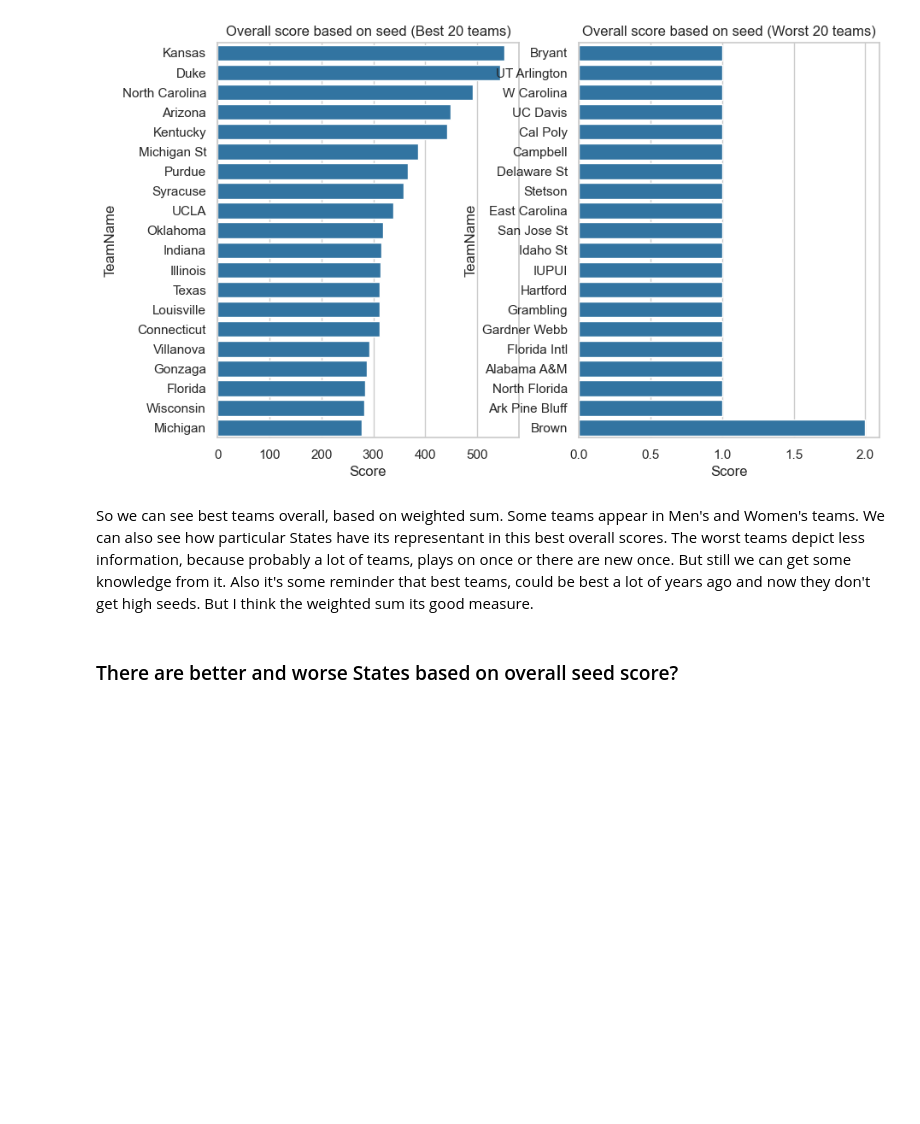
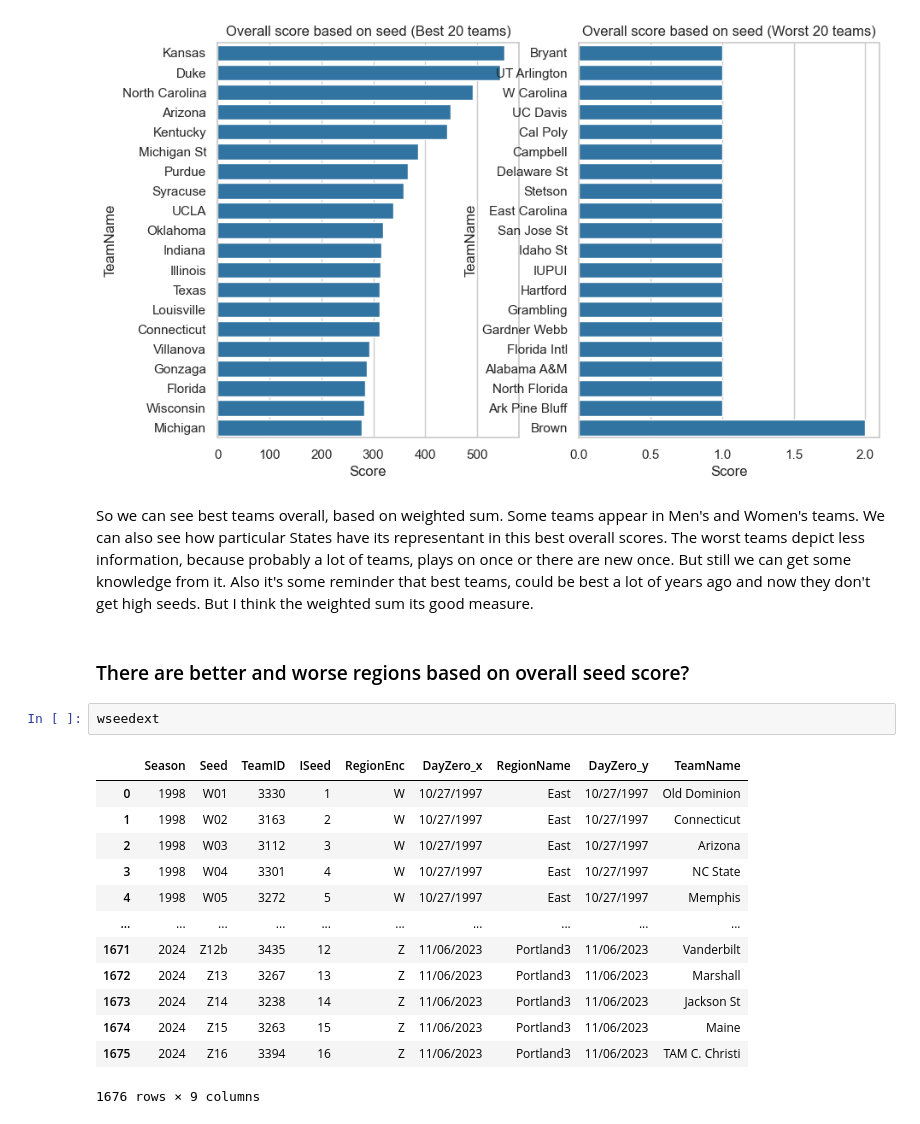
Before and after one commit to KacperUrban/Forecasting-NCAA-BB, a Jupyter notebook: EDA.ipynb, the cells around one changed output. Drawn from its saved outputs; the diff is of its cells as text; blank space fills up the shorter version.

Commit message:
Added regions stats

```diff
--- a/EDA.ipynb
+++ b/EDA.ipynb
@@ -530,4 +530,20 @@ plt.show()
 # %% [markdown]
 So we can see best teams overall, based on weighted sum. Some teams appear in Men's and Women's teams. We can also see how particular States have its representant in this best overall scores. The worst teams depict less information, because probably a lot of teams, plays on once or there are new once. But still we can get some knowledge from it. Also it's some reminder that best teams, could be best a lot of years ago and now they don't get high seeds. But I think the weighted sum its good measure.
 # %% [markdown]
-### There are better and worse States based on overall seed score?
+### There are better and worse regions based on overall seed score?
+# %%
+wseedext
+# %% [output]
+|  | Season | Seed | TeamID | ISeed | RegionEnc | DayZero_x | RegionName | DayZero_y | TeamName |
+| 0 | 1998 | W01 | 3330 | 1 | W | 10/27/1997 | East | 10/27/1997 | Old Dominion |
+| 1 | 1998 | W02 | 3163 | 2 | W | 10/27/1997 | East | 10/27/1997 | Connecticut |
+| 2 | 1998 | W03 | 3112 | 3 | W | 10/27/1997 | East | 10/27/1997 | Arizona |
+| 3 | 1998 | W04 | 3301 | 4 | W | 10/27/1997 | East | 10/27/1997 | NC State |
+| 4 | 1998 | W05 | 3272 | 5 | W | 10/27/1997 | East | 10/27/1997 | Memphis |
+| ... | ... | ... | ... | ... | ... | ... | ... | ... | ... |
+| 1671 | 2024 | Z12b | 3435 | 12 | Z | 11/06/2023 | Portland3 | 11/06/2023 | Vanderbilt |
+| 1672 | 2024 | Z13 | 3267 | 13 | Z | 11/06/2023 | Portland3 | 11/06/2023 | Marshall |
+| 1673 | 2024 | Z14 | 3238 | 14 | Z | 11/06/2023 | Portland3 | 11/06/2023 | Jackson St |
+| 1674 | 2024 | Z15 | 3263 | 15 | Z | 11/06/2023 | Portland3 | 11/06/2023 | Maine |
+| 1675 | 2024 | Z16 | 3394 | 16 | Z | 11/06/2023 | Portland3 | 11/06/2023 | TAM C. Christi |
+1676 rows × 9 columns
```
Also changed, not shown: parts of 3 cells of this notebook.
